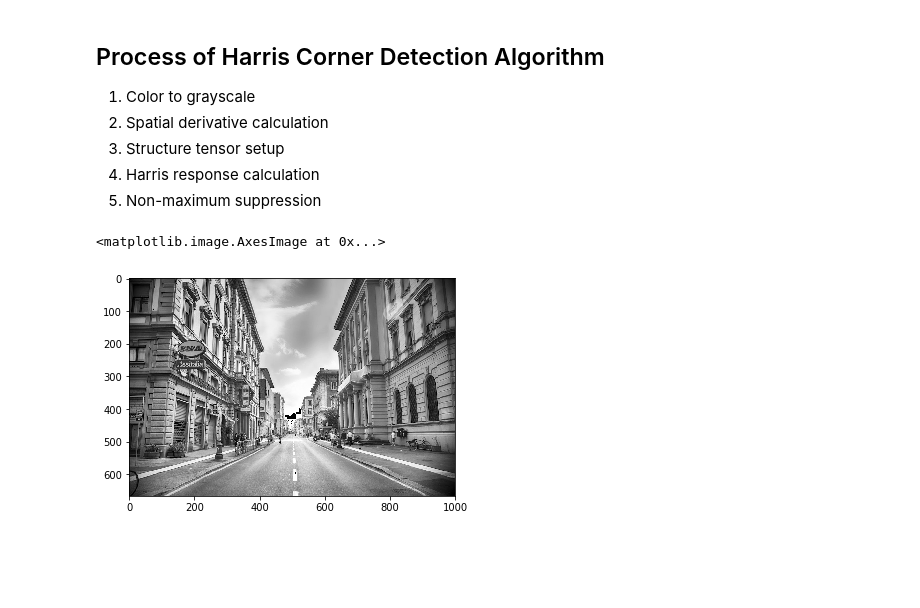
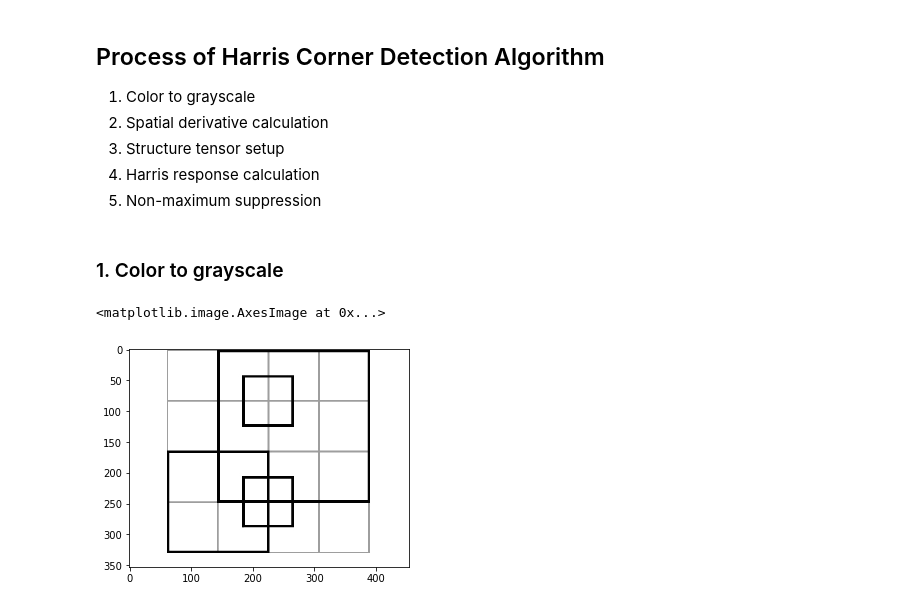
Before and after one commit to muthuspark/ml_research, a Jupyter notebook: Harris corner detector.ipynb, the cells around one changed output. Cells and saved outputs as stored; diff of their text form; code cells hidden in the pictures; blank space fills up the shorter version.

```diff
--- a/Harris corner detector.ipynb
+++ b/Harris corner detector.ipynb
@@ -15,13 +13,16 @@ input_pixels = imread('resources/city.jpg')
 3. Structure tensor setup
 4. Harris response calculation
 5. Non-maximum suppression
+# %% [markdown]
+### 1. Color to grayscale
 # %%
-#color to grayscale
 #If we use Harris corner detector in a color image,
 #the first step is to convert it into a grayscale image, which will enhance the processing speed.
-
-input_pixels = np.array(rgb2gray(input_pixels)*256, dtype=np.uint8)
+# Load image:
+input_pixels = imread('resources/box.jpg')
+input_pixels = np.array(rgb2gray(input_pixels)*255, np.uint8)
+# io.imsave('testl.jpg', input_pixels)
 plt.imshow(input_pixels, cmap="gray")
 # %% [output]
 <matplotlib.image.AxesImage at 0x...>
-[figure, old version]
+[figure, new version]
```
Also changed, not shown: parts of 19 cells of this notebook, 7 other files.
